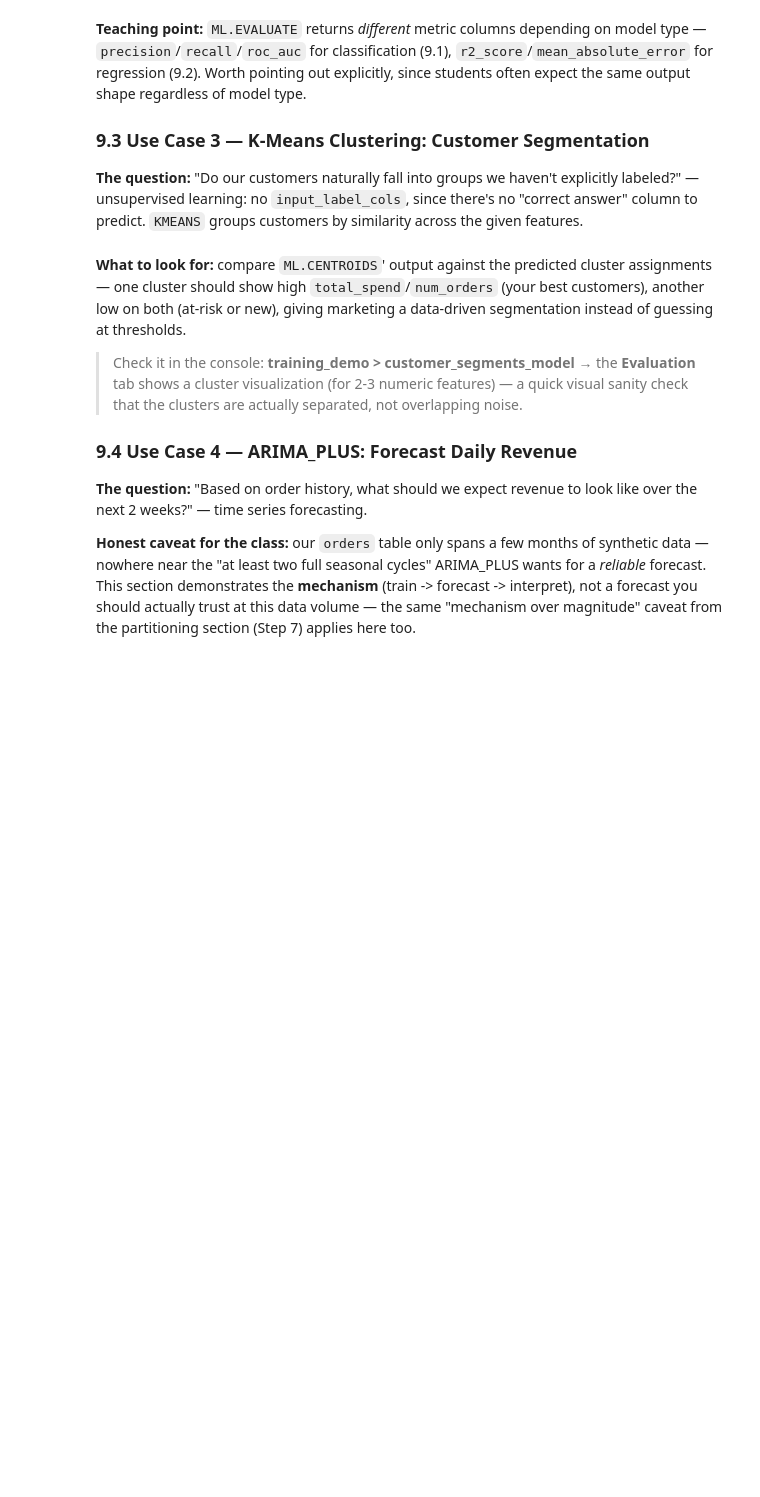
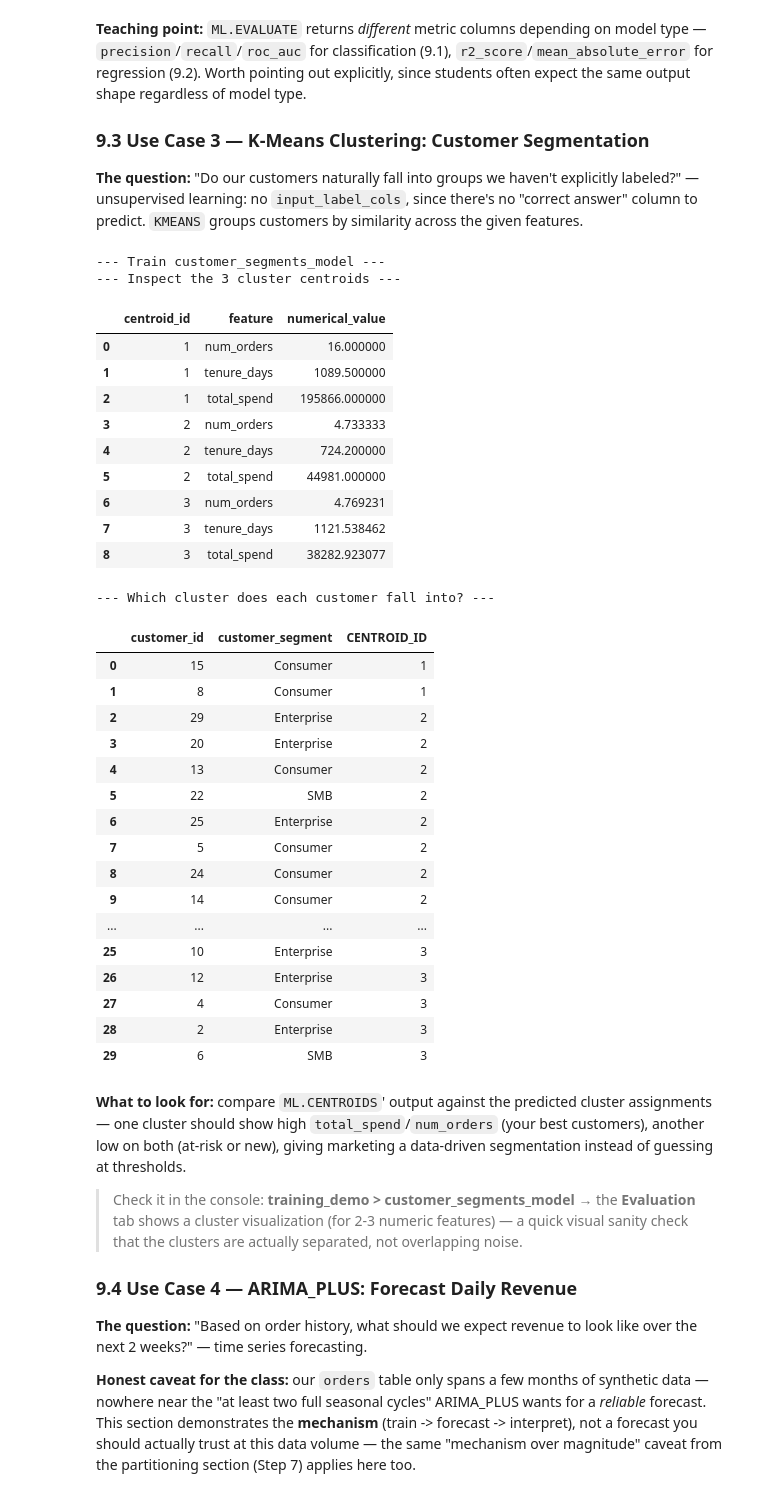
Before and after one commit to himanshurathi/gcp-training-labs-accordion, a Jupyter notebook: day-2-bigquery-advanced/bigquery_advanced_lab.ipynb, the cells around one changed output. Saved outputs shown, nothing was run; the diff lists cells and outputs as text; code cells hidden in the pictures; blank space fills up the shorter version.

```diff
--- a/day-2-bigquery-advanced/bigquery_advanced_lab.ipynb
+++ b/day-2-bigquery-advanced/bigquery_advanced_lab.ipynb
@@ -67,25 +60,25 @@ references these variables, so you only configure once.
 - `LOCATION` — BigQuery/GCS region. `US` is a safe multi-region default.
 # %%
 
-PROJECT_ID = "your-gcp-project-id"  #@param {type:"string"}
-BUCKET_NAME = "your-gcs-bucket-name"  #@param {type:"string"}
-DATASET_ID = "training_demo"  #@param {type:"string"}
+PROJECT_ID = "himanshugcpproject"  #@param {type:"string"}
+BUCKET_NAME = "mybigqueryadvancebucket007"  #@param {type:"string"}
+DATASET_ID = "ecommers"  #@param {type:"string"}
 LOCATION = "US"  #@param {type:"string"}
 
-# Toggles for steps that need extra GCP setup or incur additional billed services.
-# Leave everything off until you're ready to run that specific step live.
-RUN_BQML_STEP = False              #@param {type:"boolean"}
-RUN_BQML_FORECAST_STEP = False     #@param {type:"boolean"}
-RUN_VECTOR_SEARCH_STEP = False     #@param {type:"boolean"}
-RUN_RLS_STEP = False               #@param {type:"boolean"}
-RUN_ICEBERG_STEP = False           #@param {type:"boolean"}
-RUN_RESERVATION_STEP = False       #@param {type:"boolean"}
-STUDENT_EMAIL = "student1@yourdomain.com"  #@param {type:"string"}
+RUN_BQML_STEP = True
+RUN_BQML_FORECAST_STEP = True
+RUN_VECTOR_SEARCH_STEP = True
+RUN_RLS_STEP = True
+RUN_ICEBERG_STEP = True   # <-- set True since you're actively working through this section
+RUN_RESERVATION_STEP = True
+STUDENT_EMAIL = "student1@yourdomain.com"
 
 def TBL(name):
     '''Fully-qualified, backtick-quoted table reference for f-string SQL.'''
     return f"`{PROJECT_ID}.{DATASET_ID}.{name}`"
 
+
+
 print(f"Project:  {PROJECT_ID}")
 print(f"Bucket:   {BUCKET_NAME}")
 print(f"Dataset:  {DATASET_ID}")
@@ -876,35 +1165,66 @@ if RUN_BQML_STEP:
     FROM {TBL("customers")} c
     LEFT JOIN {TBL("orders")} o ON c.customer_id = o.customer_id
     LEFT JOIN UNNEST(o.line_items) AS item
     GROUP BY c.customer_id, c.signup_date
     """, label="Train customer_segments_model", expect_rows=False)
 
     run_query(f"""
     SELECT centroid_id, feature, numerical_value
     FROM ML.CENTROIDS(MODEL {TBL("customer_segments_model")})
     ORDER BY centroid_id, feature
     """, label="Inspect the 3 cluster centroids")
 
     run_query(f"""
     SELECT
       c.customer_id, c.customer_segment,
-      predicted_cluster_id
+      CENTROID_ID
     FROM ML.PREDICT(MODEL {TBL("customer_segments_model")}, (
       SELECT
         c.customer_id,
         COUNT(o.order_id) AS num_orders,
         IFNULL(SUM(item.quantity * item.unit_price), 0) AS total_spend,
         DATE_DIFF(CURRENT_DATE(), c.signup_date, DAY) AS tenure_days
       FROM {TBL("customers")} c
       LEFT JOIN {TBL("orders")} o ON c.customer_id = o.customer_id
       LEFT JOIN UNNEST(o.line_items) AS item
       GROUP BY c.customer_id, c.signup_date
     )) AS predicted
     JOIN {TBL("customers")} c ON predicted.customer_id = c.customer_id
-    ORDER BY predicted_cluster_id
+    ORDER BY CENTROID_ID
     """, label="Which cluster does each customer fall into?")
 else:
     print("RUN_BQML_STEP is False — set it to True above to train the model live.")
+# %% [output]
+--- Train customer_segments_model ---
+--- Inspect the 3 cluster centroids ---
+|  | centroid_id | feature | numerical_value |
+| 0 | 1 | num_orders | 16.000000 |
+| 1 | 1 | tenure_days | 1089.500000 |
+| 2 | 1 | total_spend | 195866.000000 |
+| 3 | 2 | num_orders | 4.733333 |
+| 4 | 2 | tenure_days | 724.200000 |
+| 5 | 2 | total_spend | 44981.000000 |
+| 6 | 3 | num_orders | 4.769231 |
+| 7 | 3 | tenure_days | 1121.538462 |
+| 8 | 3 | total_spend | 38282.923077 |
+--- Which cluster does each customer fall into? ---
+|  | customer_id | customer_segment | CENTROID_ID |
+| 0 | 15 | Consumer | 1 |
+| 1 | 8 | Consumer | 1 |
+| 2 | 29 | Enterprise | 2 |
+| 3 | 20 | Enterprise | 2 |
+| 4 | 13 | Consumer | 2 |
+| 5 | 22 | SMB | 2 |
+| 6 | 25 | Enterprise | 2 |
+| 7 | 5 | Consumer | 2 |
+| 8 | 24 | Consumer | 2 |
+| 9 | 14 | Consumer | 2 |
+| ... | ... | ... | ... |
+| 25 | 10 | Enterprise | 3 |
+| 26 | 12 | Enterprise | 3 |
+| 27 | 4 | Consumer | 3 |
+| 28 | 2 | Enterprise | 3 |
+| 29 | 6 | SMB | 3 |
 # %% [markdown]
 
 **What to look for:** compare `ML.CENTROIDS`' output against the predicted cluster assignments —
```
Also changed, not shown: parts of 45 cells of this notebook.
